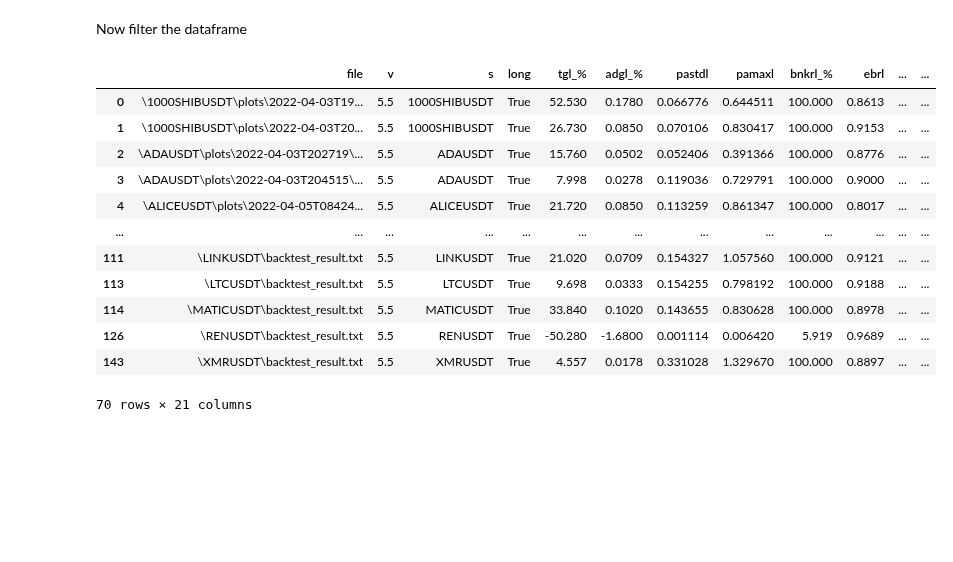
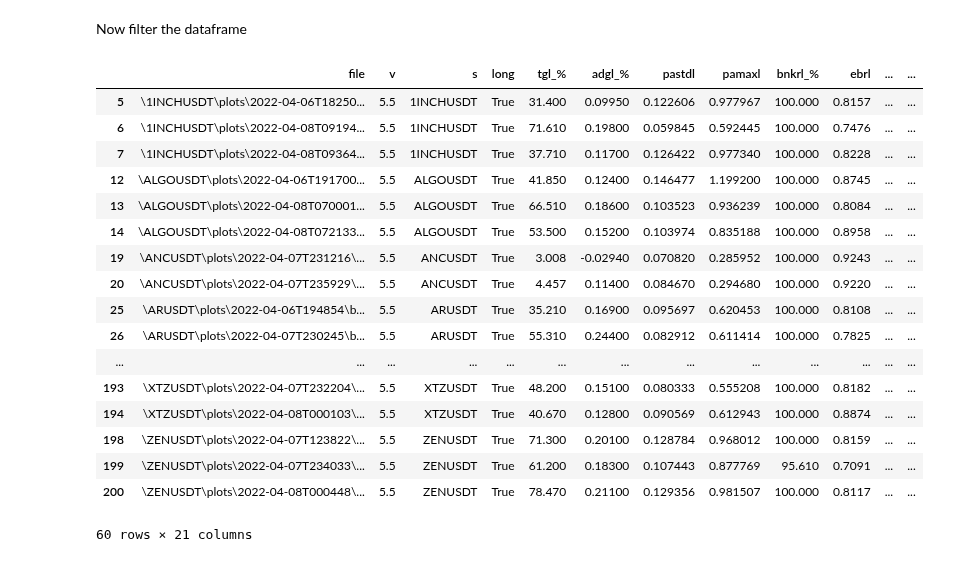
Before and after one commit to shroukkhan/passivbot, a Jupyter notebook: analyze_result.ipynb, the cells around one changed output. Drawn from its saved outputs; the diff is of its cells as text; code cells hidden in the pictures; blank space fills up the shorter version.

```diff
--- a/analyze_result.ipynb
+++ b/analyze_result.ipynb
@@ -159,67 +161,69 @@ big_data
 # %% [markdown]
 Now filter the dataframe
 # %%
-allowed_symbols = ["ETHUSDT", "XRPUSDT", "1000SHIBUSDT", "DOGEUSDT", "ADAUSDT",
-                   "BNBUSDT", "MATICUSDT", "DOTUSDT", "SANDUSDT", "FTMUSDT",
-                   "LTCUSDT", "LINKUSDT", "MANAUSDT", "ETCUSDT", "EOSUSDT",
-                   "ATOMUSDT", "FILUSDT", "ICPUSDT", "ALICEUSDT", "LRCUSDT",
-                   "BCHUSDT", "SUSHIUSDT", "XTZUSDT", "THETAUSDT", "CRVUSDT",
-                   "ALGOUSDT", "CHZUSDT", "TRXUSDT", "VETUSDT", "CHRUSDT",
-                   "ONEUSDT", "OMGUSDT", "XLMUSDT", "RUNEUSDT", "ENJUSDT",
-                   "CELRUSDT", "SXPUSDT", "1INCHUSDT", "SRMUSDT", "COTIUSDT",
-                   "ZECUSDT", "QTUMUSDT", "GRTUSDT", "DENTUSDT", "SFPUSDT",
-                   "STORJUSDT", "IOTAUSDT", "HOTUSDT", "NEOUSDT", "COMPUSDT",
-                   "LINAUSDT", "KAVAUSDT", "BATUSDT", "WAVESUSDT", "IOSTUSDT",
-                   "ALPHAUSDT", "RLCUSDT", "HBARUSDT", "DODOUSDT", "XMRUSDT",
-                   "SNXUSDT", "ANKRUSDT", "DASHUSDT", "REEFUSDT", "ZENUSDT",
-                   "CVCUSDT", "RENUSDT", "ICXUSDT", "RSRUSDT", "SKLUSDT",
-                   "NKNUSDT", "BELUSDT", "ONTUSDT", "OGNUSDT", "BLZUSDT",
-                   "MTLUSDT", "CTKUSDT", "RVNUSDT", "LITUSDT", "MKRUSDT",
-                   "OCEANUSDT", "ZILUSDT", "UNFIUSDT", "BANDUSDT", "YFIIUSDT",
-                   "TOMOUSDT", "TRBUSDT", "KNCUSDT", "STMXUSDT", "ZRXUSDT",
-                   "SCUSDT", "AKROUSDT", "XEMUSDT", "FLMUSDT", "BALUSDT",
-                   "BTSUSDT", "DGBUSDT", "DEFIUSDT"]
+# allowed_symbols = ["ETHUSDT", "XRPUSDT", "1000SHIBUSDT", "DOGEUSDT", "ADAUSDT",
+#                    "BNBUSDT", "MATICUSDT", "DOTUSDT", "SANDUSDT", "FTMUSDT",
+#                    "LTCUSDT", "LINKUSDT", "MANAUSDT", "ETCUSDT", "EOSUSDT",
+#                    "ATOMUSDT", "FILUSDT", "ICPUSDT", "ALICEUSDT", "LRCUSDT",
+#                    "BCHUSDT", "SUSHIUSDT", "XTZUSDT", "THETAUSDT", "CRVUSDT",
+#                    "ALGOUSDT", "CHZUSDT", "TRXUSDT", "VETUSDT", "CHRUSDT",
+#                    "ONEUSDT", "OMGUSDT", "XLMUSDT", "RUNEUSDT", "ENJUSDT",
+#                    "CELRUSDT", "SXPUSDT", "1INCHUSDT", "SRMUSDT", "COTIUSDT",
+#                    "ZECUSDT", "QTUMUSDT", "GRTUSDT", "DENTUSDT", "SFPUSDT",
+#                    "STORJUSDT", "IOTAUSDT", "HOTUSDT", "NEOUSDT", "COMPUSDT",
+#                    "LINAUSDT", "KAVAUSDT", "BATUSDT", "WAVESUSDT", "IOSTUSDT",
+#                    "ALPHAUSDT", "RLCUSDT", "HBARUSDT", "DODOUSDT", "XMRUSDT",
+#                    "SNXUSDT", "ANKRUSDT", "DASHUSDT", "REEFUSDT", "ZENUSDT",
+#                    "CVCUSDT", "RENUSDT", "ICXUSDT", "RSRUSDT", "SKLUSDT",
+#                    "NKNUSDT", "BELUSDT", "ONTUSDT", "OGNUSDT", "BLZUSDT",
+#                    "MTLUSDT", "CTKUSDT", "RVNUSDT", "LITUSDT", "MKRUSDT",
+#                    "OCEANUSDT", "ZILUSDT", "UNFIUSDT", "BANDUSDT", "YFIIUSDT",
+#                    "TOMOUSDT", "TRBUSDT", "KNCUSDT", "STMXUSDT", "ZRXUSDT",
+#                    "SCUSDT", "AKROUSDT", "XEMUSDT", "FLMUSDT", "BALUSDT",
+#                    "BTSUSDT", "DGBUSDT", "DEFIUSDT"]
 
 allowed_symbols = [
-
-    "ETH", "GALA", "1000SHIB", "SAND", "ADA", "CHZ", "BNB",
-    "ZEC", "MANA", "XMR", "ATOM", "MATIC", "LINK", "DOGE",
-    "LTC", "KNC", "PEOPLE", "ALICE", "ICX", "API3", "GRT",
-    "BAT", "REN", "FIL", "ENJ", "DYDX", "CRV"
-
+    "XLM", "EOS", "BCH", "STORJ", "ETC", "THETA", "1INCH",
+    "DASH", "SUSHI", "ONE", "VET", "ICP", "AR", "TLM", "ANC",
+    "XTZ", "TRX", "ZEN","CHR","ALGO","CELR","BLZ"
 ]
 allowed_symbols = [s + "USDT" for s in allowed_symbols]
 big_data['adgt_%'] = big_data['adgl_%'] + big_data['adgs_%']
 df = big_data[(big_data.s.isin(allowed_symbols))
     #& (big_data['long'] == True)
     #& (big_data['adgl_%'] > 0.04)
     #& (big_data['short'] == True)
     #& (big_data['adgt_%'] > 0.1)
     #& (big_data['bnkrl_%'] > 95.0)
     #& (big_data['bnkrs_%'] > 95.0)
     #& (big_data['ebrs'] > .85)
     #& (big_data['ebrl'] > .85)
     #& (big_data['v'] == '5.5')
 
     # & (big_data['tg_%'] > 10)
     # & (big_data['ebr'] > .85)
 ]
 #df['total_adg'] = big_data['adgl_%'] + big_data['adgs_%']
 df
 # %% [output]
 |  | file | v | s | long | tgl_% | adgl_% | pastdl | pamaxl | bnkrl_% | ebrl | ... | ... |
-| 0 | \1000SHIBUSDT\plots\2022-04-03T19... | 5.5 | 1000SHIBUSDT | True | 52.530 | 0.1780 | 0.066776 | 0.644511 | 100.000 | 0.8613 | ... | ... |
-| 1 | \1000SHIBUSDT\plots\2022-04-03T20... | 5.5 | 1000SHIBUSDT | True | 26.730 | 0.0850 | 0.070106 | 0.830417 | 100.000 | 0.9153 | ... | ... |
-| 2 | \ADAUSDT\plots\2022-04-03T202719\... | 5.5 | ADAUSDT | True | 15.760 | 0.0502 | 0.052406 | 0.391366 | 100.000 | 0.8776 | ... | ... |
-| 3 | \ADAUSDT\plots\2022-04-03T204515\... | 5.5 | ADAUSDT | True | 7.998 | 0.0278 | 0.119036 | 0.729791 | 100.000 | 0.9000 | ... | ... |
-| 4 | \ALICEUSDT\plots\2022-04-05T08424... | 5.5 | ALICEUSDT | True | 21.720 | 0.0850 | 0.113259 | 0.861347 | 100.000 | 0.8017 | ... | ... |
+| 5 | \1INCHUSDT\plots\2022-04-06T18250... | 5.5 | 1INCHUSDT | True | 31.400 | 0.09950 | 0.122606 | 0.977967 | 100.000 | 0.8157 | ... | ... |
+| 6 | \1INCHUSDT\plots\2022-04-08T09194... | 5.5 | 1INCHUSDT | True | 71.610 | 0.19800 | 0.059845 | 0.592445 | 100.000 | 0.7476 | ... | ... |
+| 7 | \1INCHUSDT\plots\2022-04-08T09364... | 5.5 | 1INCHUSDT | True | 37.710 | 0.11700 | 0.126422 | 0.977340 | 100.000 | 0.8228 | ... | ... |
+| 12 | \ALGOUSDT\plots\2022-04-06T191700... | 5.5 | ALGOUSDT | True | 41.850 | 0.12400 | 0.146477 | 1.199200 | 100.000 | 0.8745 | ... | ... |
+| 13 | \ALGOUSDT\plots\2022-04-08T070001... | 5.5 | ALGOUSDT | True | 66.510 | 0.18600 | 0.103523 | 0.936239 | 100.000 | 0.8084 | ... | ... |
+| 14 | \ALGOUSDT\plots\2022-04-08T072133... | 5.5 | ALGOUSDT | True | 53.500 | 0.15200 | 0.103974 | 0.835188 | 100.000 | 0.8958 | ... | ... |
+| 19 | \ANCUSDT\plots\2022-04-07T231216\... | 5.5 | ANCUSDT | True | 3.008 | -0.02940 | 0.070820 | 0.285952 | 100.000 | 0.9243 | ... | ... |
+| 20 | \ANCUSDT\plots\2022-04-07T235929\... | 5.5 | ANCUSDT | True | 4.457 | 0.11400 | 0.084670 | 0.294680 | 100.000 | 0.9220 | ... | ... |
+| 25 | \ARUSDT\plots\2022-04-06T194854\b... | 5.5 | ARUSDT | True | 35.210 | 0.16900 | 0.095697 | 0.620453 | 100.000 | 0.8108 | ... | ... |
+| 26 | \ARUSDT\plots\2022-04-07T230245\b... | 5.5 | ARUSDT | True | 55.310 | 0.24400 | 0.082912 | 0.611414 | 100.000 | 0.7825 | ... | ... |
 | ... | ... | ... | ... | ... | ... | ... | ... | ... | ... | ... | ... | ... |
-| 111 | \LINKUSDT\backtest_result.txt | 5.5 | LINKUSDT | True | 21.020 | 0.0709 | 0.154327 | 1.057560 | 100.000 | 0.9121 | ... | ... |
-| 113 | \LTCUSDT\backtest_result.txt | 5.5 | LTCUSDT | True | 9.698 | 0.0333 | 0.154255 | 0.798192 | 100.000 | 0.9188 | ... | ... |
-| 114 | \MATICUSDT\backtest_result.txt | 5.5 | MATICUSDT | True | 33.840 | 0.1020 | 0.143655 | 0.830628 | 100.000 | 0.8978 | ... | ... |
-| 126 | \RENUSDT\backtest_result.txt | 5.5 | RENUSDT | True | -50.280 | -1.6800 | 0.001114 | 0.006420 | 5.919 | 0.9689 | ... | ... |
-| 143 | \XMRUSDT\backtest_result.txt | 5.5 | XMRUSDT | True | 4.557 | 0.0178 | 0.331028 | 1.329670 | 100.000 | 0.8897 | ... | ... |
+| 193 | \XTZUSDT\plots\2022-04-07T232204\... | 5.5 | XTZUSDT | True | 48.200 | 0.15100 | 0.080333 | 0.555208 | 100.000 | 0.8182 | ... | ... |
+| 194 | \XTZUSDT\plots\2022-04-08T000103\... | 5.5 | XTZUSDT | True | 40.670 | 0.12800 | 0.090569 | 0.612943 | 100.000 | 0.8874 | ... | ... |
+| 198 | \ZENUSDT\plots\2022-04-07T123822\... | 5.5 | ZENUSDT | True | 71.300 | 0.20100 | 0.128784 | 0.968012 | 100.000 | 0.8159 | ... | ... |
+| 199 | \ZENUSDT\plots\2022-04-07T234033\... | 5.5 | ZENUSDT | True | 61.200 | 0.18300 | 0.107443 | 0.877769 | 95.610 | 0.7091 | ... | ... |
+| 200 | \ZENUSDT\plots\2022-04-08T000448\... | 5.5 | ZENUSDT | True | 78.470 | 0.21100 | 0.129356 | 0.981507 | 100.000 | 0.8117 | ... | ... |
-70 rows × 21 columns
+60 rows × 21 columns
 # %%
 df.drop_duplicates(
     subset=['s', 'prod', 'tgl_%', 'tgs_%', 'adgl_%', 'adgs_%', 'adgt_%', 'bnkrl_%', 'bnkrs_%', 'ebrl', 'ebrs', 'long',
```
Also changed, not shown: parts of 2 cells of this notebook, 37 other files.
